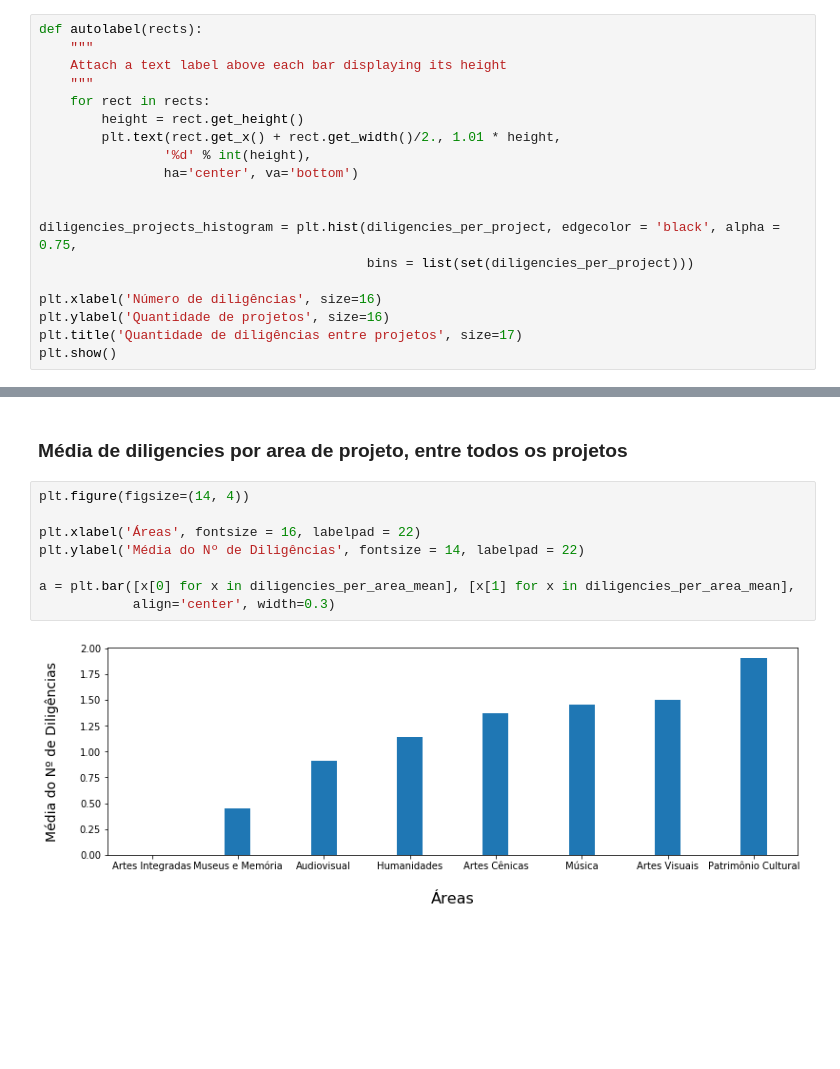
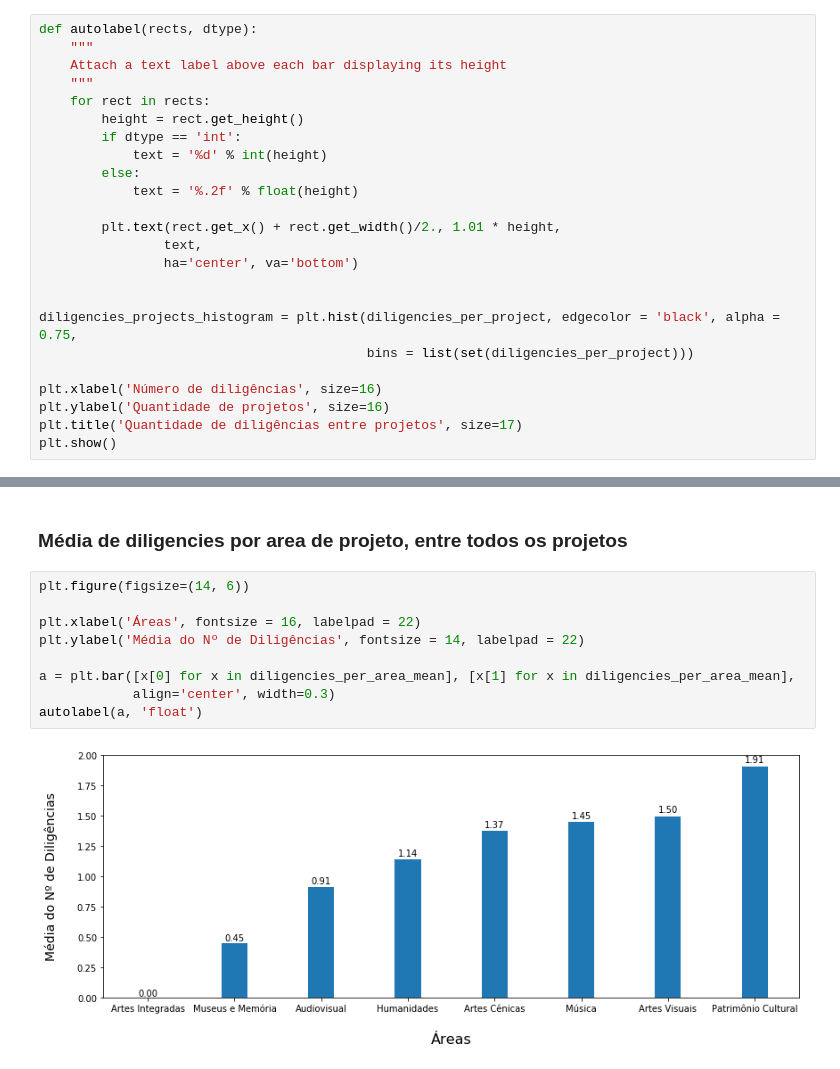
Before and after one commit to lappis-unb/salic-ml, a Jupyter notebook: notebooks/diligencies-metrics.ipynb, the cells around one changed output, grey strips where cells are left out. Cells and saved outputs as stored; diff of their text form; blank space fills up the shorter version.

```diff
--- a/notebooks/diligencies-metrics.ipynb
+++ b/notebooks/diligencies-metrics.ipynb
@@ -164,14 +164,19 @@ pd.DataFrame(diligencies_per_project).describe()
 # %% [markdown]
 ### Histograma de quantidade de diligência por projetos entre todos os projetos
 # %%
-def autolabel(rects):
+def autolabel(rects, dtype):
     """
     Attach a text label above each bar displaying its height
     """
     for rect in rects:
         height = rect.get_height()
+        if dtype == 'int':
+            text = '%d' % int(height)
+        else:
+            text = '%.2f' % float(height)
+
         plt.text(rect.get_x() + rect.get_width()/2., 1.01 * height,
-                '%d' % int(height),
+                text,
                 ha='center', va='bottom')
 
 
@@ -364,12 +369,13 @@ diligencies_dict
 # %% [markdown]
 ### Média de diligencies por area de projeto, entre todos os projetos
 # %%
-plt.figure(figsize=(14, 4))
+plt.figure(figsize=(14, 6))
 
 plt.xlabel('Áreas', fontsize = 16, labelpad = 22)
 plt.ylabel('Média do Nº de Diligências', fontsize = 14, labelpad = 22)
 
 a = plt.bar([x[0] for x in diligencies_per_area_mean], [x[1] for x in diligencies_per_area_mean],
             align='center', width=0.3)
+autolabel(a, 'float')
 # %% [output]
-[figure, old version]
+[figure, new version]
```
Also changed, not shown: parts of 1 cell of this notebook.
